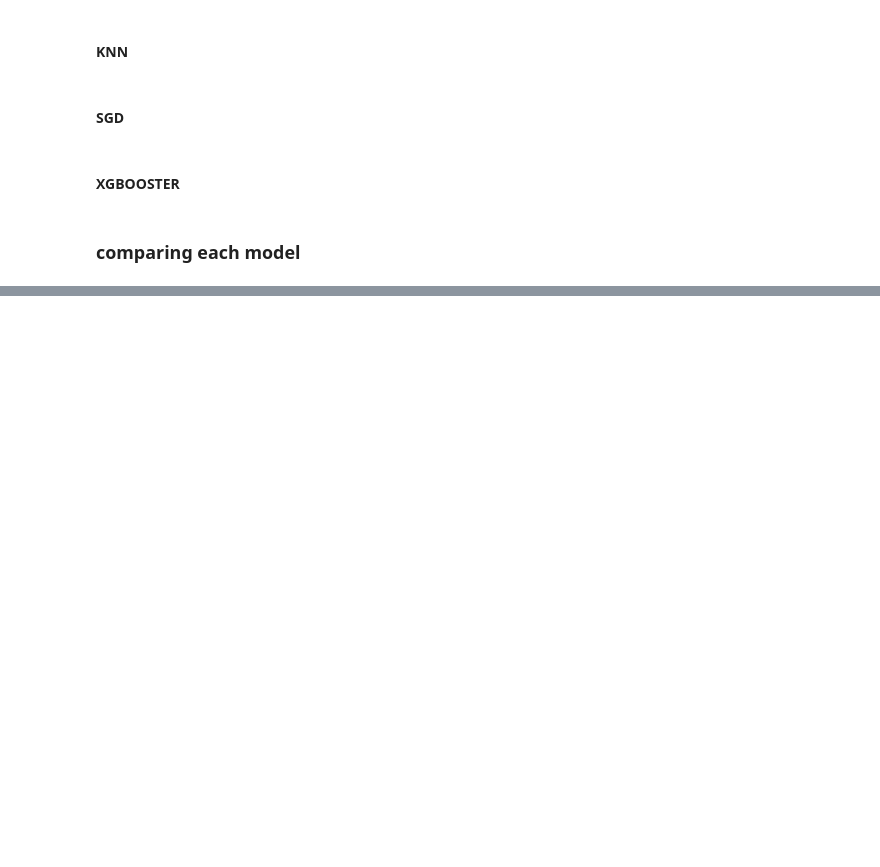
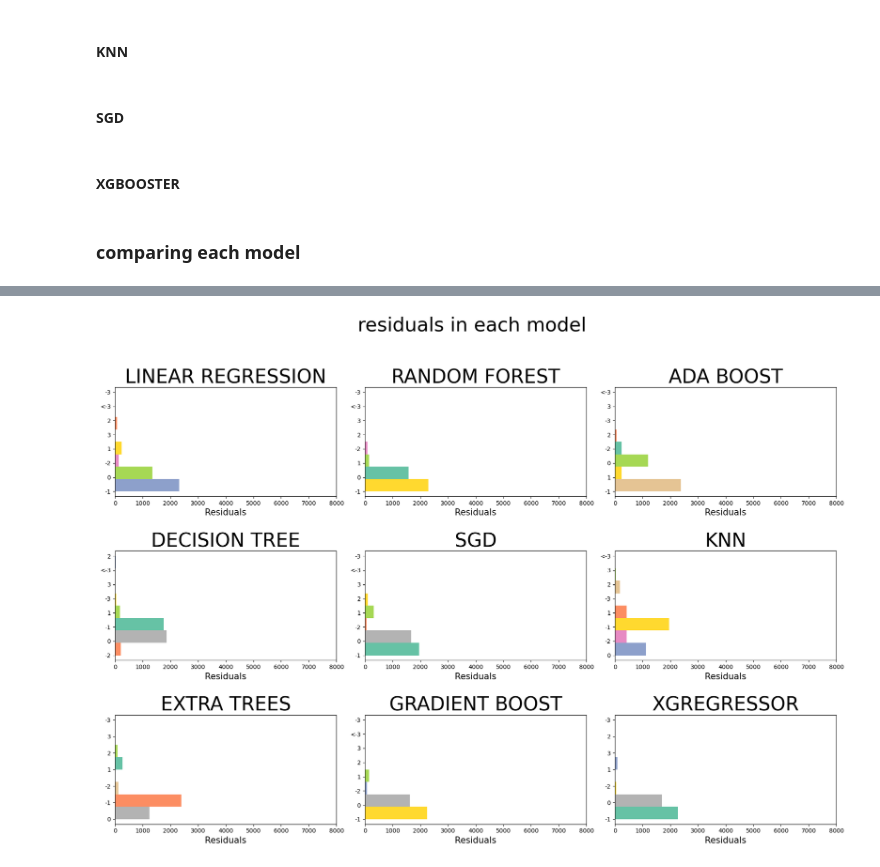
Before and after one commit to leofrio/california-house-pricing-model-comparrison-leo, a Jupyter notebook: californiapricing.ipynb, the cells around one changed output, grey strips where cells are left out. Drawn from its saved outputs; the diff is of its cells as text; code cells hidden in the pictures; blank space fills up the shorter version.

Commit message:
adding residuals maps

```diff
--- a/californiapricing.ipynb
+++ b/californiapricing.ipynb
@@ -715,0 +745,89 @@ plt.savefig('./images/model-comparrison.png')
+# %%
+import random as rd
+# residuals = y_test - y_pred
+# plt.hist(residuals, bins=50)
+# plt.xlabel("Residuals")
+# plt.ylabel("Frequency")
+# plt.title("Distribution of Residuals in Regression")
+# plt.show()
+
+auxdic=scores
+auxdic=list(auxdic.items())
+df_residuals=df.copy()
+fig,ax =plt.subplots(3,3)
+fig.suptitle("residuals in each model",size=33)
+fig.set_figwidth(18)
+fig.set_figheight(13)
+dimX=ax.shape[0]
+dimY=ax.shape[1]
+predictionsList= []
+residuals_list=[]
+for i in predictions.keys():
+    predictionsList.append(predictions[i])
+    residuals_list.append(y_test - predictions[i])
+predictionsList=np.transpose(predictionsList)
+predictionsList=pd.DataFrame(predictionsList,columns=models.keys())
+residuals_list= np.transpose(residuals_list)
+df_residuals=pd.DataFrame(data=residuals_list, columns=predictions.keys())
+for pKey in predictions.keys():
+    s_conditions = [
+        (df_residuals[pKey] < -3),
+        (df_residuals[pKey] >= -3) & (df_residuals[pKey] < -2),
+        (df_residuals[pKey] >= -2) & (df_residuals[pKey] < -1),
+        (df_residuals[pKey] >= -1) & (df_residuals[pKey] < 0),
+        (df_residuals[pKey] >= 0) & (df_residuals[pKey] < 1),
+        (df_residuals[pKey] >= 1) & (df_residuals[pKey] < 2),
+        (df_residuals[pKey] >= 2) & (df_residuals[pKey] < 3),
+        (df_residuals[pKey] >= 3)
+    ]
+    s_choices=  [
+                    '<-3',
+                    '-3',
+                    '-2',
+                    '-1',
+                    '0',
+                    '1',
+                    '2',
+                    '3'
+                ]
+    df_residuals[pKey + '_RANGE']=np.select(s_conditions, s_choices, default='Error')
+    df_residuals[pKey + '_RANGE']=pd.Categorical(df_residuals[pKey + '_RANGE'], categories=s_choices, ordered=True)
+m_keys=list(models.keys())
+axel=np.zeros(len(m_keys))
+cm = sns.color_palette('Set2', n_colors=8)
+for i in range(dimX):
+    for j in range(dimY) :
+        oneDIndex=(i*dimX)+j
+        patches=[]
+        #ax[i,j].plot(y_test,predictions[m_keys[oneDIndex]],"o")
+        residuals = y_test - predictions[m_keys[oneDIndex]]
+        # new_df=[]
+        # new_df=pd.DataFrame(df_residuals[m_keys[oneDIndex] +'_RANGE'].value_counts())
+        N, bins, patches=ax[i,j].hist(x=df_residuals[m_keys[oneDIndex] +'_RANGE'],bins=8,orientation='horizontal')
+        used=[]
+        for k in range(0,len(patches)):
+            index = rd.randint(0,len(patches)-1)
+            height = patches[k].get_width()
+            while index == -1  or index in used:
+                index = rd.randint(0,len(patches)-1)
+            used.append(index)
+            patches[k].set_facecolor(cm[index])
+            # if height > 0:
+            #     ax[i,j].text(patches[k].get_y() + patches[k].get_height() / 2., height, f'{int(height)}', ha='center', va='bottom')
+        ax[i,j].set_title(m_keys[oneDIndex],size=33)
+        # ax[i,j].set_ylim(0, )
+        ax[i,j].set_xlabel("Residuals",size=15)
+        max_residual = max(abs(residuals))
+        ax[i, j].set_xlim(0, 8000)
+        # ax[i,j].set_xbound(lower=0,upper=10)
+        # centerish=ax[i,j].get_xbound()[1]/2
+        # centerishY=ax[i,j].get_ybound()[1]/2
+        # ax[i,j].text(x=centerish-13,y=-centerishY/2.5,s=("R2:%f" % float(auxdic[oneDIndex][1])),ma="center")
+
+fig.align_labels()
+fig.tight_layout()
+fig.subplots_adjust(top=0.85,hspace=0.5)
+plt.savefig('./images/residuals-by-model.png')
+plt.show()
+# %% [output]
+[figure, added]
```
Also changed, not shown: parts of 30 cells of this notebook, 6 other files.
